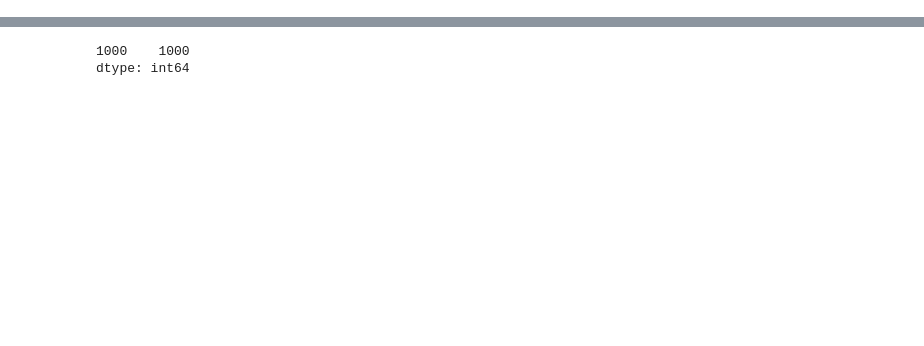
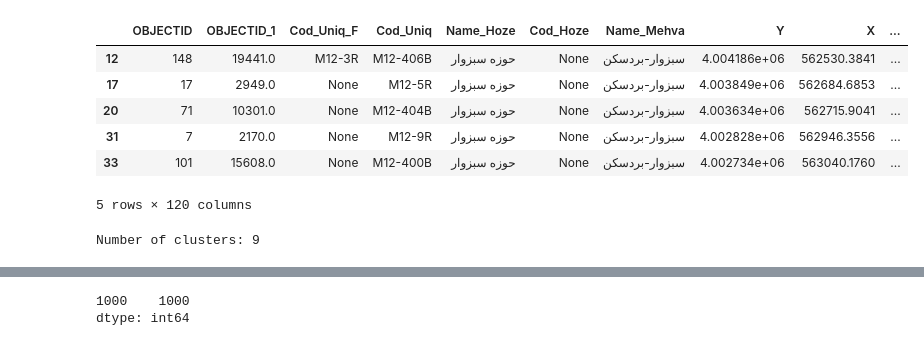
Before and after one commit to sohrab-prs/Road-safety, a Jupyter notebook: Clustering/Clustering.ipynb, the cells around one changed output, grey strips where cells are left out. Cells and saved outputs as stored; diff of their text form; code cells hidden in the pictures; blank space fills up the shorter version.

```diff
--- a/Clustering/Clustering.ipynb
+++ b/Clustering/Clustering.ipynb
@@ -21,0 +29,4 @@ data.drop(columns=data.columns[0:115],inplace=True)
+# %%
+X = Acc_data.geometry.apply(lambda coordinate: list(coordinate.coords[0]))
+X = np.array(X.tolist())
+X
@@ -21,0 +51,20 @@ data.drop(columns=data.columns[0:115],inplace=True)
+# %%
+Clusterer_200 = DBSCAN(eps=200, min_samples=3)
+Clusterer_200.fit(X)
+Acc_data_lables = pd.Series(Clusterer_200.labels_, index=Acc_data.index, name="Labels_200")
+# %%
+Acc_data = Acc_data.merge(Acc_data_lables, left_index=True, right_index=True)
+Acc_data.head()
+# %% [output]
+|  | OBJECTID | OBJECTID_1 | Cod_Uniq_F | Cod_Uniq | Name_Hoze | Cod_Hoze | Name_Mehva | Y | X | ... |
+| 12 | 148 | 19441.0 | M12-3R | M12-406B | حوزه سبزوار | None | سبزوار-بردسكن | 4.004186e+06 | 562530.3841 | ... |
+| 17 | 17 | 2949.0 | None | M12-5R | حوزه سبزوار | None | سبزوار-بردسكن | 4.003849e+06 | 562684.6853 | ... |
+| 20 | 71 | 10301.0 | None | M12-404B | حوزه سبزوار | None | سبزوار-بردسكن | 4.003634e+06 | 562715.9041 | ... |
+| 31 | 7 | 2170.0 | None | M12-9R | حوزه سبزوار | None | سبزوار-بردسكن | 4.002828e+06 | 562946.3556 | ... |
+| 33 | 101 | 15608.0 | None | M12-400B | حوزه سبزوار | None | سبزوار-بردسكن | 4.002734e+06 | 563040.1760 | ... |
+5 rows × 120 columns
+# %%
+Clusters_counts = len(set(Acc_data_lables))
+print('Number of clusters: {}'.format(Clusters_counts))
+# %% [output]
+Number of clusters: 9
```
Also changed, not shown: parts of 43 cells of this notebook, 3 other files.
